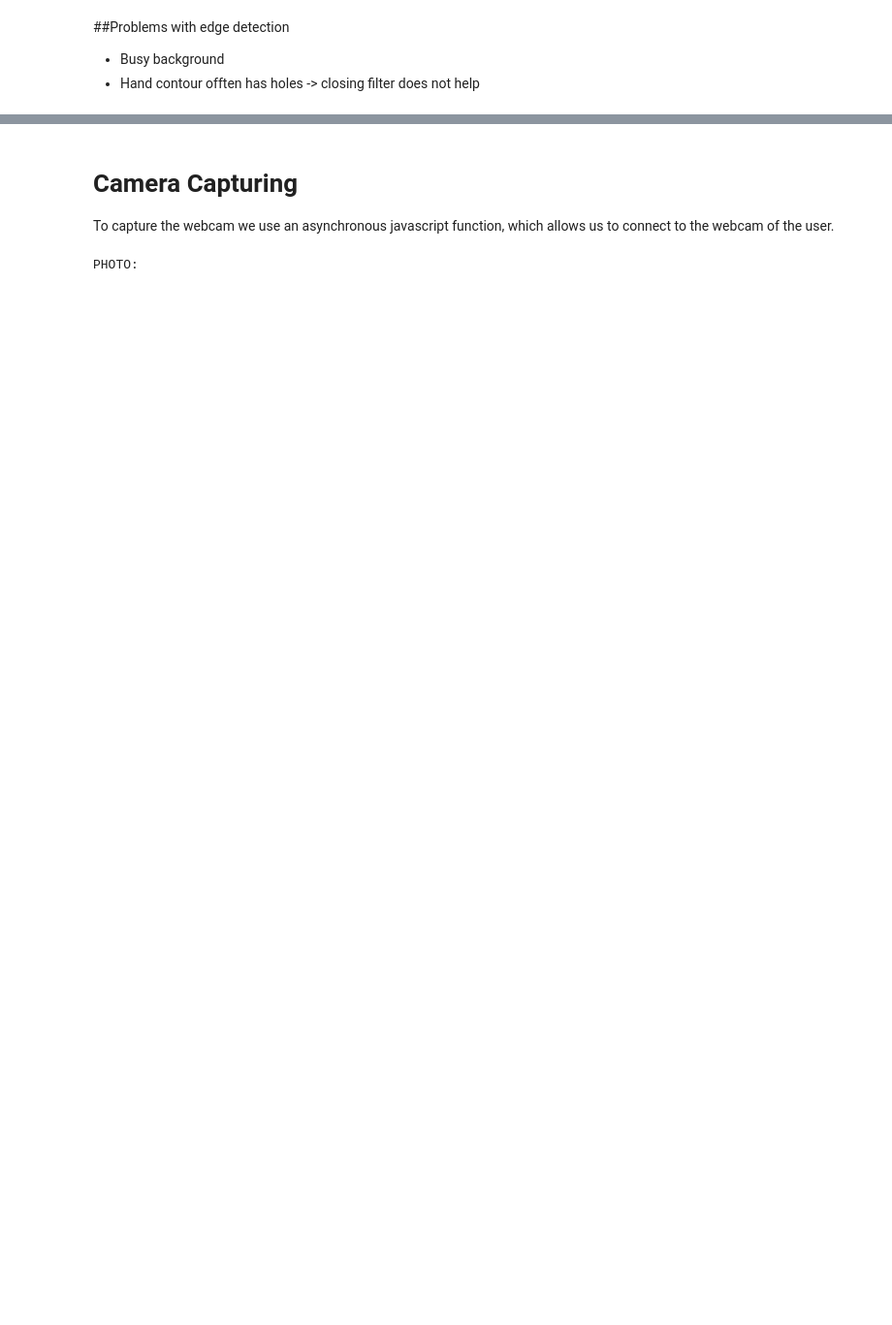
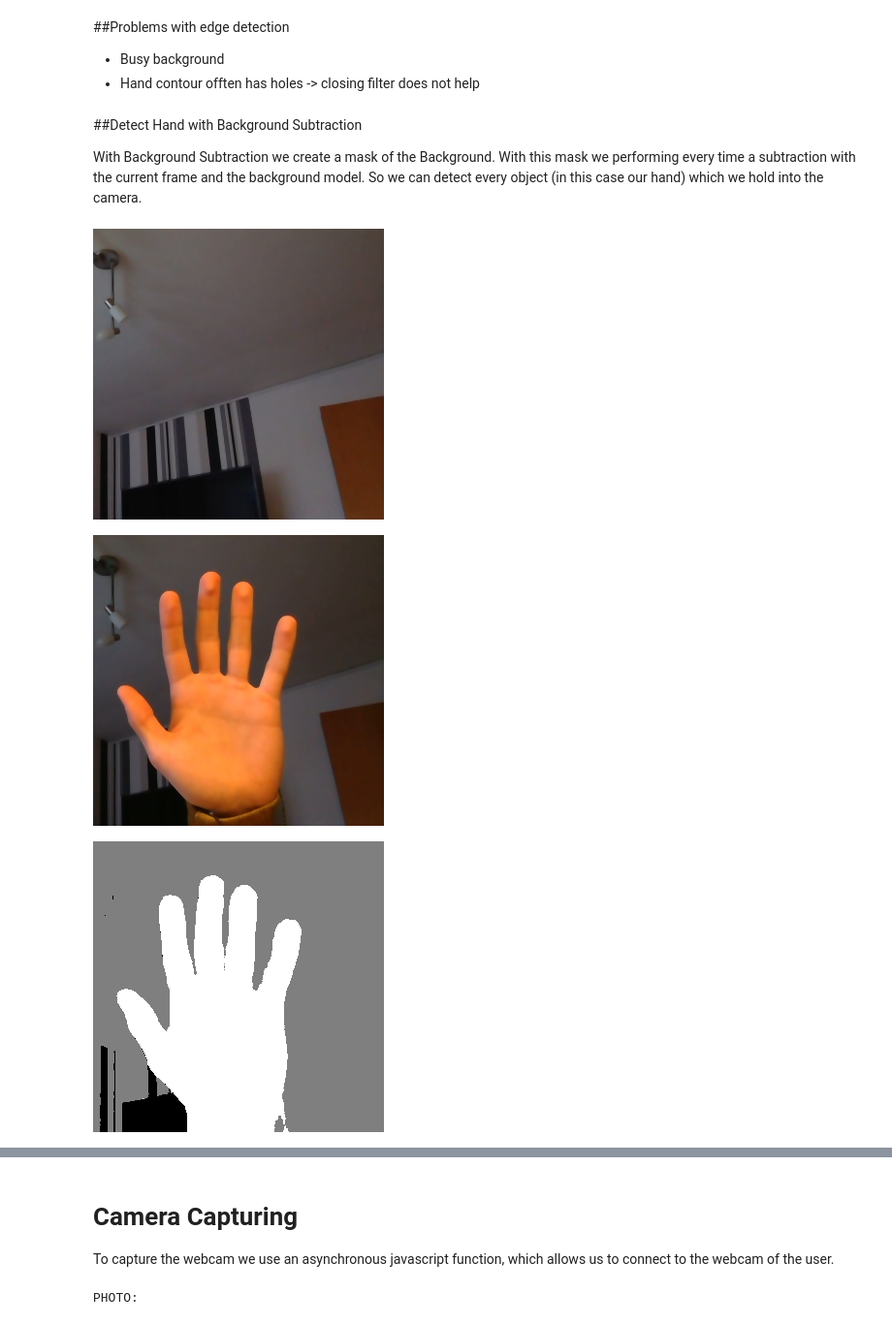
Before and after one commit to uol-mediaprocessing-201920/group-projects-hand-gesture, a Jupyter notebook: main_Hand_Gestures.ipynb, the cells around one changed output, grey strips where cells are left out. Shown at 97% size. Saved outputs shown, nothing was run; the diff lists cells and outputs as text; code cells hidden in the pictures; blank space fills up the shorter version.

```diff
--- a/main_Hand_Gestures.ipynb
+++ b/main_Hand_Gestures.ipynb
@@ -251,3 +248,7 @@ for i in range(14):
 ##Problems with edge detection
 * Busy background
 * Hand contour offten has holes -> closing filter does not help
+# %% [markdown]
+##Detect Hand with Background Subtraction
+
+With Background Subtraction we create a mask of the Background. With this mask we performing every time a subtraction with the current frame and the background model. So we can detect every object (in this case our hand) which we hold into the camera.
@@ -253,0 +258,23 @@ for i in range(14):
+# %%
+import cv2
+from google.colab.patches import cv2_imshow
+
+#load the images
+background = cv2.imread("background.jpg")
+hand = cv2.imread("handBackground.jpg")
+background = cv2.bilateralFilter(background, 5, 50, 100)
+hand = cv2.bilateralFilter(hand, 5, 50, 100)
+
+cv2_imshow(background)
+cv2_imshow(hand)
+
+#create a background Subtractor and subtract the both images
+backSub = cv2.createBackgroundSubtractorMOG2()
+backSub.apply(background, learningRate=0)
+mask = backSub.apply(hand, learningRate=0)
+
+cv2_imshow(mask)
+# %% [output]
+[figure, added]
+[figure, added]
+[figure, added]
```
Also changed, not shown: parts of 4 cells of this notebook.
